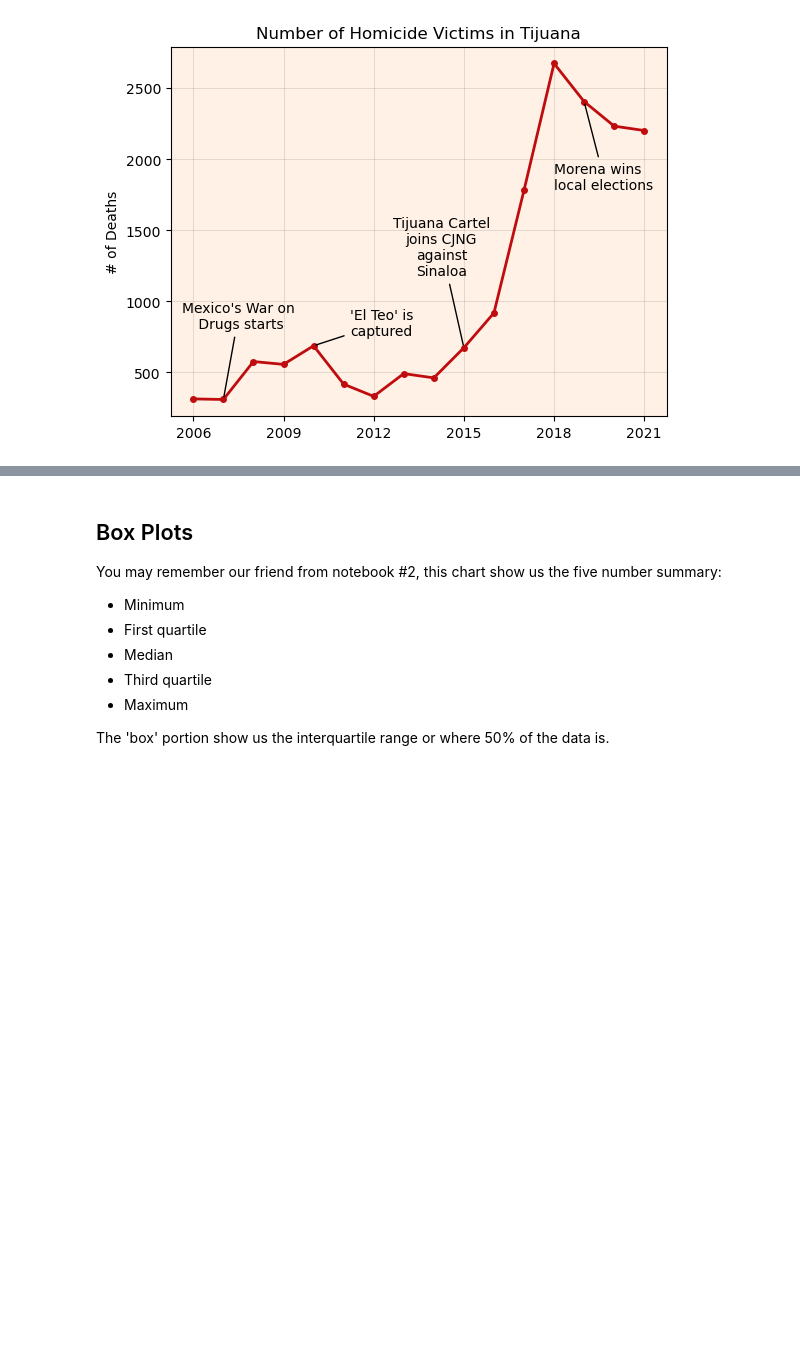
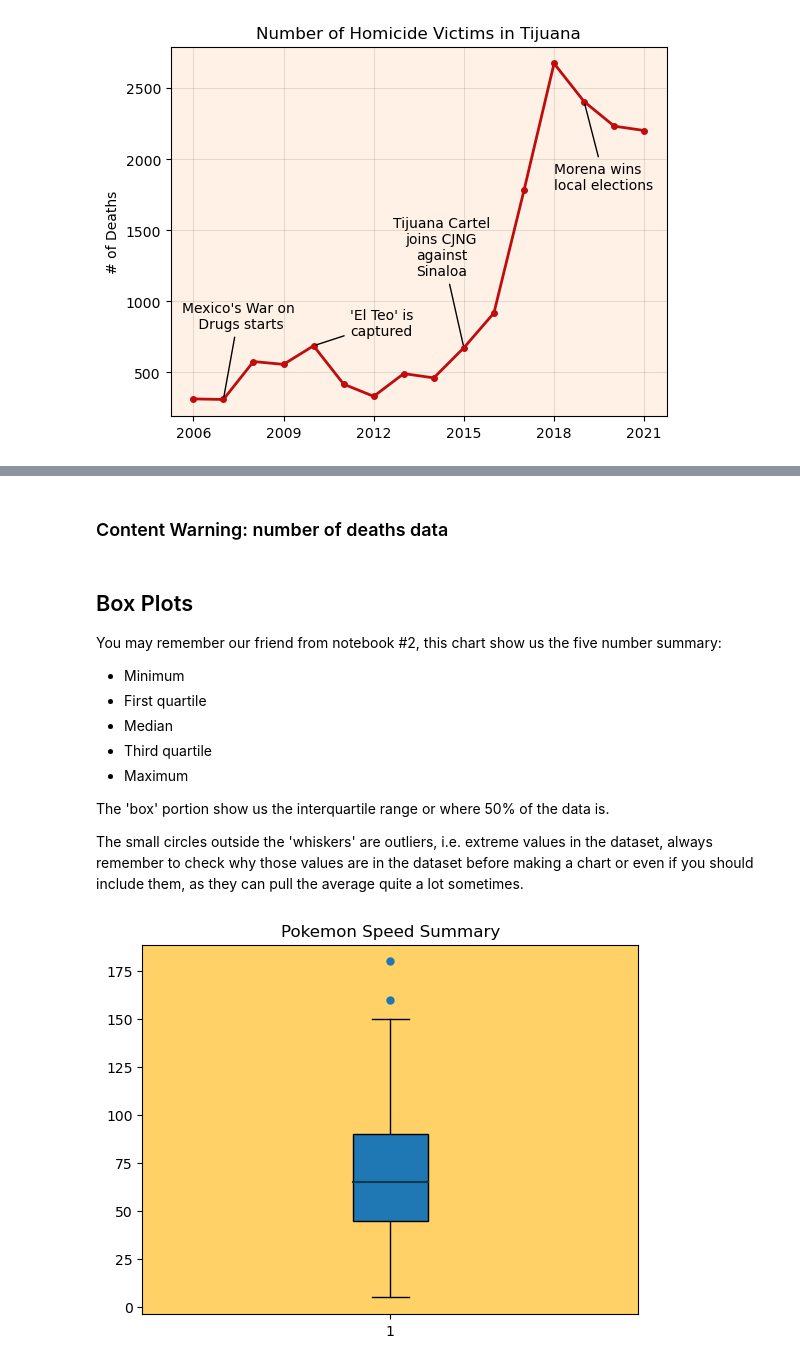
Before and after one commit to puentejose/bertelsmann-data-track, a Jupyter notebook: spreadsheets_4_data_visualization.ipynb, the cells around one changed output, grey strips where cells are left out. Cells and saved outputs as stored; diff of their text form; code cells hidden in the pictures; blank space fills up the shorter version.

```diff
--- a/spreadsheets_4_data_visualization.ipynb
+++ b/spreadsheets_4_data_visualization.ipynb
@@ -176,3 +191,5 @@ de.head()
+# %% [markdown]
+### Content Warning: number of deaths data
 # %% [markdown]
 ## Box Plots
 
@@ -185,3 +202,21 @@ You may remember our friend from notebook \#2, this chart show us the five numbe
 * Maximum
 
 The 'box' portion show us the interquartile range or where 50% of the data is.
+
+The small circles outside the 'whiskers' are outliers, i.e. extreme values in the dataset, always remember to check why those values are in the dataset before making a chart or even if you should include them, as they can pull the average quite a lot sometimes.
+# %%
+plt.rcdefaults()
+fig, ax = plt.subplots()
+
+ax.set_facecolor('#FFD166')
+
+# We create our box plot and pass attributes for customization
+# of median and outliers
+ax.boxplot(df.Speed,patch_artist=True,
+           medianprops=dict(color='#073B4C',linewidth=1.5),
+           flierprops = dict(markerfacecolor='C0', markeredgecolor='none'))
+ax.set_title('Pokemon Speed Summary')
+
+plt.show()
+# %% [output]
+[figure, added]
```
Also changed, not shown: parts of 3 cells of this notebook, 1 other file.
